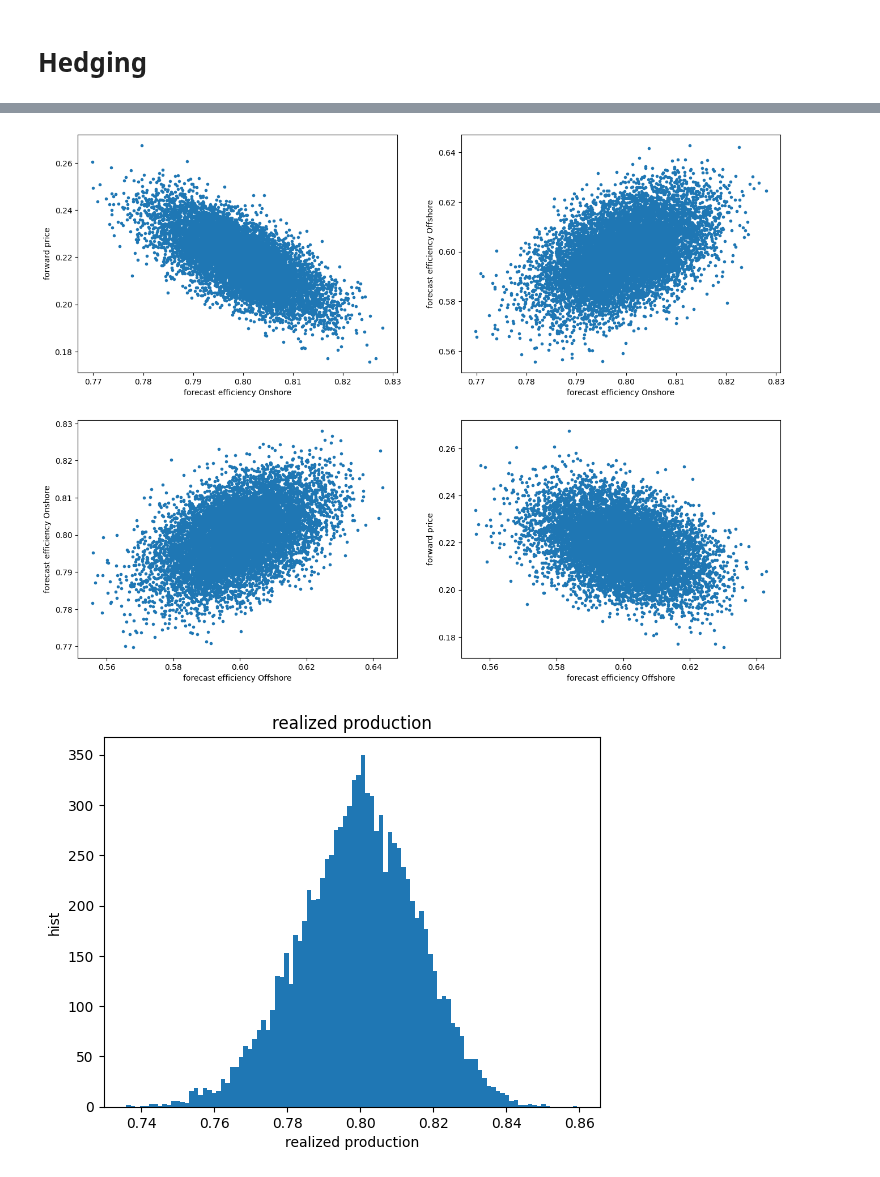
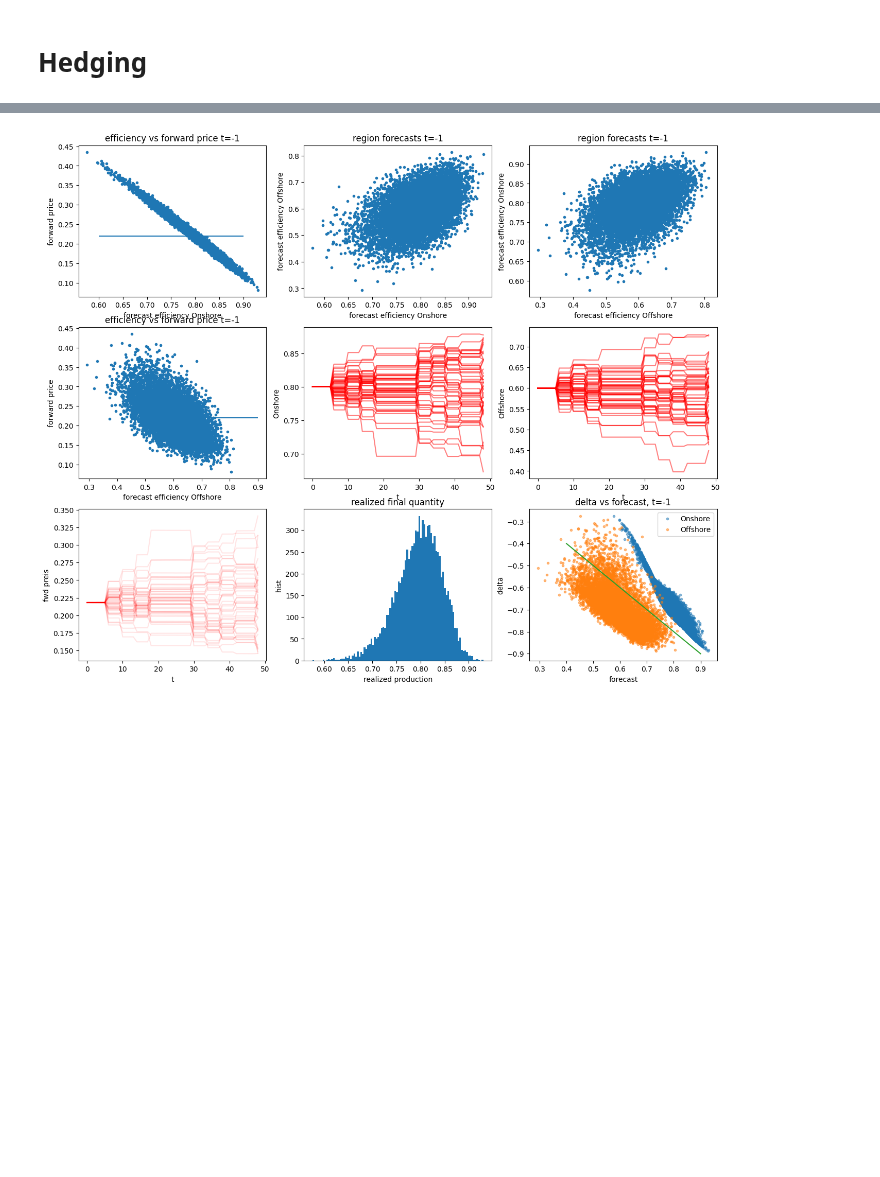
Before and after one commit to pikki622/RiVaPy, a Jupyter notebook: notebooks/models/residual_demand_forward_model.ipynb, the cells around one changed output, grey strips where cells are left out. Cells and saved outputs as stored; diff of their text form; code cells hidden in the pictures; blank space fills up the shorter version.

```diff
--- a/notebooks/models/residual_demand_forward_model.ipynb
+++ b/notebooks/models/residual_demand_forward_model.ipynb
@@ -349,5 +304,6 @@ rdm = ResidualDemandForwardModel(
 # %%
-strike = 0.4#fwd_prices[:,-1].mean()
+val_date = dt.datetime(2023,1,1)
+strike = 0.22#fwd_prices[:,-1].mean()
 spec = GreenPPASpecification(technology = 'Wind',
                              location = 'Onshore',
                              schedule = [val_date + dt.timedelta(days=2)],
@@ -356,16 +357,20 @@ spec = GreenPPASpecification(technology = 'Wind',
 # %%
 tensorboard_logdir = os.path.join("logs", dt.datetime.now().strftime("%Y%m%d-%H%M%S"))
-regularization = 0.1
+regularization = 0.05
 result = price(val_date, spec, rdm ,
                depth=3, nb_neurons=64,
                n_sims = n_sims,
-               regularization= 0.001,
-              epochs = 100,
+               regularization= regularization,
+              epochs = 200,
               verbose=1,
               initial_lr = 1e-2,
               batch_size=400,
               decay_rate=0.6,
               tensorboard_logdir=tensorboard_logdir
             )
-results[str(regularization)] = result
+try:
+    results[str(regularization)] = result
+except:
+    results = {}
+    results[str(regularization)] = result
 # %% [output]
@@ -390,24 +394,54 @@ NameError: name 'results' is not defined
 # %%
-t=12
-plt.figure(figsize=(16,12))
+t=-1
+plt.figure(figsize=(16,13))
 i=1
 plt.title(str(result.timegrid.dates[t]))
 for k,v in result.forecasts.items():
     for l,w in result.forecasts.items():
-        plt.subplot(2,2,i)
+        plt.subplot(3,3,i)
         if k==l:
+            plt.title('efficiency vs forward price t='+str(t))
             plt.plot(w[:,t], result.fwd_prices[:,t], '.')
+            plt.hlines(strike,0.6,0.9)
             plt.xlabel('forecast efficiency ' + k)
             plt.ylabel('forward price')
         else:
+            plt.title('region forecasts t='+str(t))
             plt.plot(v[:,t], w[:,t], '.')
             plt.xlabel('forecast efficiency ' + k)
             plt.ylabel('forecast efficiency ' + l)
         i += 1
-plt.figure()
+
+for k,v in result.forecasts.items():
+    #label = k
+    plt.subplot(3,3,i)
+    for l in range(50):
+        plt.plot(v[l,:], '-r', alpha=0.5)
+    plt.ylabel(k)
+    plt.xlabel('t')
+    i += 1
+plt.subplot(3,3,i)
+for l in range(50):
+    plt.plot(result.fwd_prices[l,:], '-r', alpha=0.1)
+plt.ylabel('fwd preis')
+plt.xlabel('t')
+i += 1
+plt.subplot(3,3,i)
 plt.hist(result.rlzd_qty.reshape((-1)), bins=100)
 plt.title('realized production')
 plt.xlabel('realized production')
 plt.ylabel('hist')
-t = -2
+plt.title('realized final quantity')
+i += 1
+plt.subplot(3,3,i)
+#delta = result.hedge_model.model.predict([fwd_prices[:,t], forecasts[:,t], np.array([timegrid[t]]*forecasts.shape[0])]).reshape((-1))
+delta = result.hedge_model.compute_delta(result.fwd_prices, result.forecasts, t)
+for k,v in result.forecasts.items():
+    plt.plot( v[:,t], delta,'.', label=k, alpha=0.5)
+plt.ylabel('delta')
+plt.xlabel('forecast')
+plt.plot([0.4, 0.9],[-0.4, -0.9])
+plt.legend()
+plt.title('delta vs forecast, t='+str(t))
+i += 1
 # %% [output]
@@ -414,2 +449 @@ t = -2
-[figure, old version]
+[figure, new version]
-[figure, removed]
```
Also changed, not shown: parts of 10 cells of this notebook, 2 other files.
